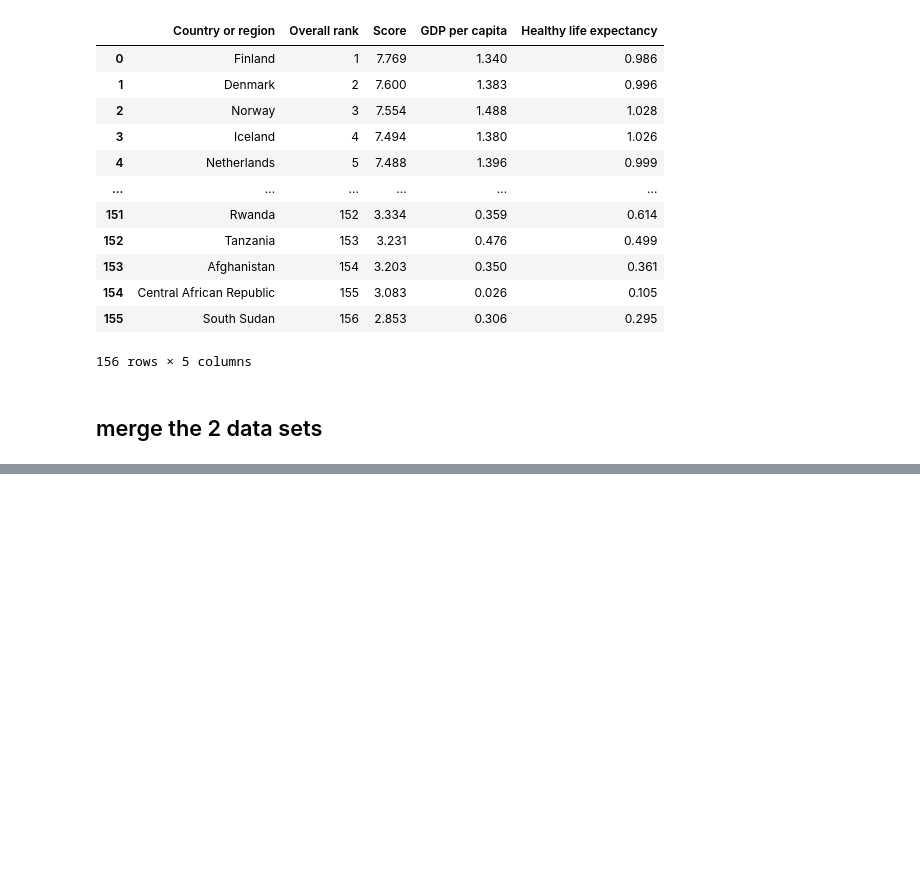
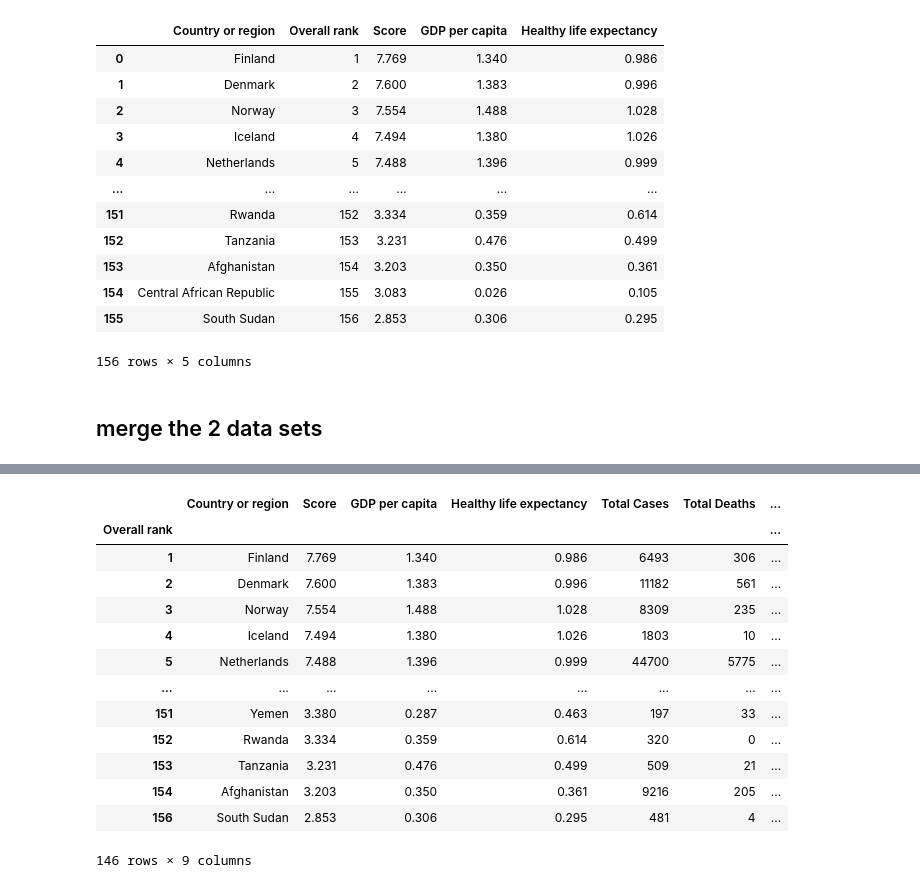
Before and after one commit to liliana-ilut/ETL_project, a Jupyter notebook: happy_covid.ipynb, the cells around one changed output, grey strips where cells are left out. Saved outputs shown, nothing was run; the diff lists cells and outputs as text; code cells hidden in the pictures; blank space fills up the shorter version.

```diff
--- a/happy_covid.ipynb
+++ b/happy_covid.ipynb
@@ -127,0 +128,18 @@ combined_data_df
+# %%
+combined_data_df.set_index('Overall rank', inplace=True)
+combined_data_df
+# %% [output]
+|  | Country or region | Score | GDP per capita | Healthy life expectancy | Total Cases | Total Deaths | ... |
+| Overall rank |  |  |  |  |  |  | ... |
+| 1 | Finland | 7.769 | 1.340 | 0.986 | 6493 | 306 | ... |
+| 2 | Denmark | 7.600 | 1.383 | 0.996 | 11182 | 561 | ... |
+| 3 | Norway | 7.554 | 1.488 | 1.028 | 8309 | 235 | ... |
+| 4 | Iceland | 7.494 | 1.380 | 1.026 | 1803 | 10 | ... |
+| 5 | Netherlands | 7.488 | 1.396 | 0.999 | 44700 | 5775 | ... |
+| ... | ... | ... | ... | ... | ... | ... | ... |
+| 151 | Yemen | 3.380 | 0.287 | 0.463 | 197 | 33 | ... |
+| 152 | Rwanda | 3.334 | 0.359 | 0.614 | 320 | 0 | ... |
+| 153 | Tanzania | 3.231 | 0.476 | 0.499 | 509 | 21 | ... |
+| 154 | Afghanistan | 3.203 | 0.350 | 0.361 | 9216 | 205 | ... |
+| 156 | South Sudan | 2.853 | 0.306 | 0.295 | 481 | 4 | ... |
+146 rows × 9 columns
```
Also changed, not shown: parts of 6 cells of this notebook, 1 other file.
